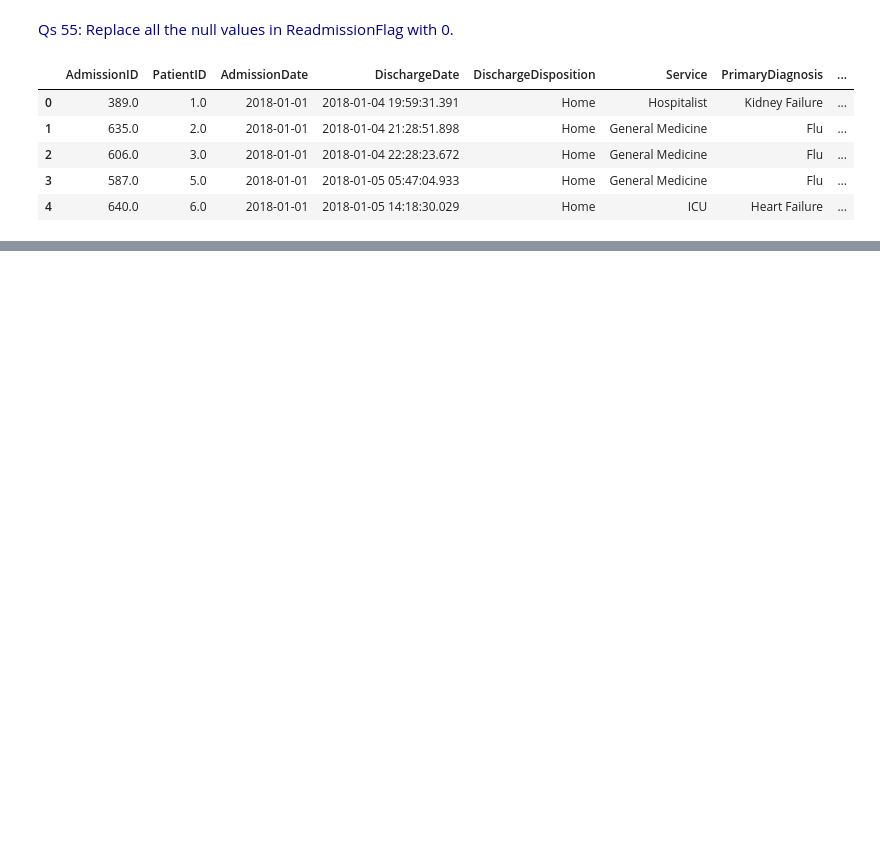
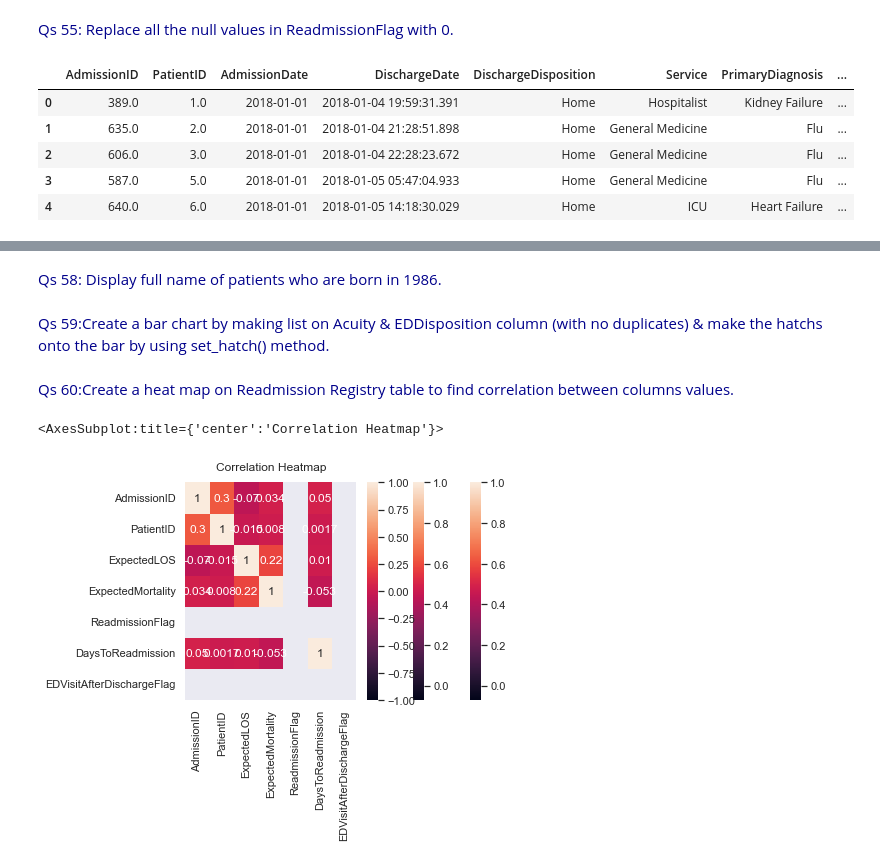
Before and after one commit to ManishaRao06/Python-Hackathon-Winners-Team-Data-Pyrates, a Jupyter notebook: Manisha Q41-60.ipynb, the cells around one changed output, grey strips where cells are left out. Cells and saved outputs as stored; diff of their text form; code cells hidden in the pictures; blank space fills up the shorter version.

```diff
--- a/Manisha Q41-60.ipynb
+++ b/Manisha Q41-60.ipynb
@@ -40,10 +40,3 @@ print('The age', df_strokeAge.index[0], 'prone to stroke')
 The age 58.0 prone to stroke
 # %% [markdown]
 <span style="color:#00008B;"> Qs 42: Calculate mortality by diagnosis. </span>
-# %%
-df_ReAd = pd.read_excel("HospitalDatabase.xlsx", sheet_name = "ReAdmissionRegistry")
-new_df = df_ReAd[['PrimaryDiagnosis', 'DischargeDisposition']].loc[df_Dis.DischargeDisposition == 'Expired'].groupby('PrimaryDiagnosis').count()
-new_df
-dis_count = len(df_Dis)
-mortality_bydiagnosis = new_df/dis_count
-mortality_bydiagnosis
@@ -211,0 +217,16 @@ df.head()
+# %% [markdown]
+<span style="color:#00008B;">Qs 58: Display full name of patients who are born in 1986.</span>
+# %% [markdown]
+<span style="color:#00008B;">Qs 59:Create a bar chart by making list on Acuity & EDDisposition column (with no duplicates) & make the hatchs onto the bar by using set_hatch() method.</span>
+# %% [markdown]
+<span style="color:#00008B;"> Qs 60:Create a heat map on Readmission Registry table to find correlation between columns values.</span>
+# %%
+# import seaborn as sns
+# df_ReAd = pd.read_excel("HospitalDatabase.xlsx", sheet_name = "ReAdmissionRegistry")
+df_ReAd.corr()
+sns.heatmap(df_ReAd.corr());
+sns.heatmap(df_ReAd.corr()).set_title('Correlation Heatmap', fontdict={'fontsize':12}, pad=12);
+sns.heatmap(df_ReAd.corr(), vmin=-1, vmax=1, annot=True)
+# %% [output]
+<AxesSubplot:title={'center':'Correlation Heatmap'}>
+[figure, added]
```
Also changed, not shown: parts of 13 cells of this notebook.
